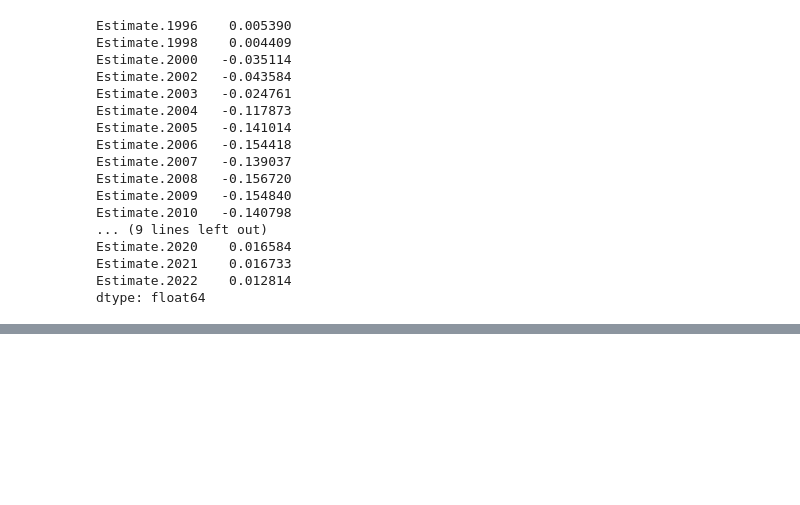
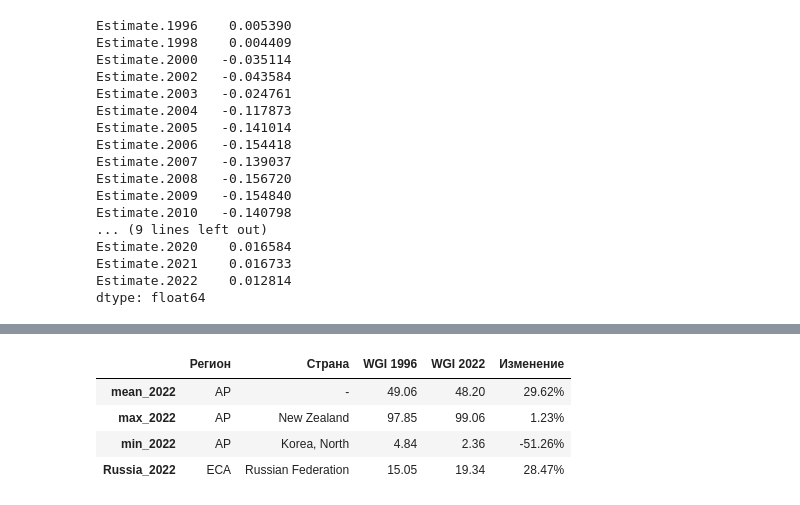
Before and after one commit to Trickster2038/BMSTU-M2-ML-METHODS, a Jupyter notebook: hw1/hw1.ipynb, the cells around one changed output, grey strips where cells are left out. Drawn from its saved outputs; the diff is of its cells as text; code cells hidden in the pictures; blank space fills up the shorter version.

```diff
--- a/hw1/hw1.ipynb
+++ b/hw1/hw1.ipynb
@@ -203,0 +258,38 @@ Index(['Code', 'Region', 'Estimate', 'StdErr', 'NumSrc', 'Rank', 'Lower',
+# %%
+#создание первого столбца таблицы
+Tabl_proc.loc['mean_2022', 'Регион'] = "AP" # из вариантов
+Tabl_proc.loc['max_2022', 'Регион'] = "AP" # из вариантов
+Tabl_proc.loc['min_2022', 'Регион'] = "AP" # из вариантов
+# Получаем название региона для России
+Tabl_proc.loc['Russia_2022', 'Регион'] = list(merged_df[merged_df["Country"].str.contains('Russ')]["Region"])[0]
+# %%
+#создание второго столбца таблицы
+Tabl_proc.loc['mean_2022', 'Страна'] = "-"
+Tabl_proc.loc['max_2022', 'Страна'] = max_W
+Tabl_proc.loc['min_2022', 'Страна'] = min_W
+Tabl_proc.loc['Russia_2022', 'Страна'] = "Russian Federation"
+# %%
+#создание третьего столбца таблицы
+Tabl_proc.loc['mean_2022', 'WGI 1996'] = "{:.2f}".format(procent_change_concat["Rank.1996"].mean())
+Tabl_proc.loc['max_2022', 'WGI 1996'] = "{:.2f}".format(procent_change_concat["Rank.1996"][max_W])
+Tabl_proc.loc['min_2022', 'WGI 1996'] = "{:.2f}".format(procent_change_concat["Rank.1996"][min_W])
+Tabl_proc.loc['Russia_2022', 'WGI 1996'] = "{:.2f}".format(procent_change_concat["Rank.1996"]["Russia"])
+# %%
+#создание четвертого столбца таблицы
+Tabl_proc.loc['mean_2022', 'WGI 2022'] = "{:.2f}".format(procent_change_concat["Rank.2022"].mean())
+Tabl_proc.loc['max_2022', 'WGI 2022'] = "{:.2f}".format(procent_change_concat["Rank.2022"][max_W])
+Tabl_proc.loc['min_2022', 'WGI 2022'] = "{:.2f}".format(procent_change_concat["Rank.2022"][min_W])
+Tabl_proc.loc['Russia_2022', 'WGI 2022'] = "{:.2f}".format(procent_change_concat["Rank.2022"]["Russia"])
+# %%
+#создание пятого столбца таблицы
+Tabl_proc.loc['mean_2022', 'Изменение'] = "{:.2f}%".format(procent_change_concat["Change.relative"].mean()*100)
+Tabl_proc.loc['max_2022', 'Изменение'] = procent_change_concat["Change.percent"][max_W]
+Tabl_proc.loc['min_2022', 'Изменение'] = procent_change_concat["Change.percent"][min_W]
+Tabl_proc.loc['Russia_2022', 'Изменение'] = procent_change_concat["Change.percent"]["Russia"]
+Tabl_proc
+# %% [output]
+|  | Регион | Страна | WGI 1996 | WGI 2022 | Изменение |
+| mean_2022 | AP | - | 49.06 | 48.20 | 29.62% |
+| max_2022 | AP | New Zealand | 97.85 | 99.06 | 1.23% |
+| min_2022 | AP | Korea, North | 4.84 | 2.36 | -51.26% |
+| Russia_2022 | ECA | Russian Federation | 15.05 | 19.34 | 28.47% |
```
Also changed, not shown: parts of 7 cells of this notebook.
